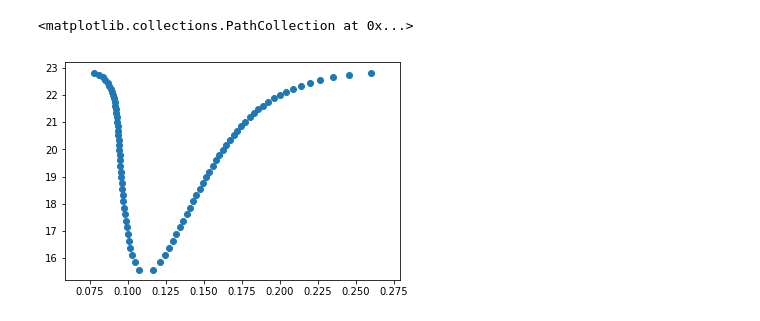
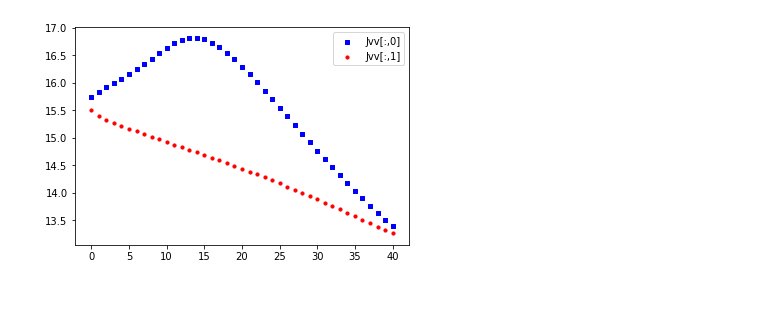
Before and after one commit to USNavalResearchLaboratory/nepc, a Jupyter notebook: methods/kosarim/n2_X1Sigmag+_RKR.ipynb, the cells around one changed output. Cells and saved outputs as stored; diff of their text form; code cells hidden in the pictures.

Commit message:
more work to reproduce Kosarim; computed sigma 2D array for lowest energy states

```diff
--- a/methods/kosarim/n2_X1Sigmag+_RKR.ipynb
+++ b/methods/kosarim/n2_X1Sigmag+_RKR.ipynb
@@ -87,10 +89,0 @@ r(0, vibConstantsN2[0], rotConstantsN2[0])
-# %%
-PES = []
-for v in range(41):
-    rv=r(v, vibConstantsN2[0], rotConstantsN2[0])
-    (T0, we, wexe, weye, weze, weae) = vibConstantsN2[0]
-    Gvv=Gv(v,we,wexe,weye,weze)/wavenumber_per_eV
-    PES.append([rv[0],Gvv])
-    PES.append([rv[1],Gvv])
-
-PES = np.asarray(PES)
@@ -103,10 +90,10 @@ plt.scatter(x,y)
 # %%
-def Jv(vArray, stateN2, stateN2p):
+def Jv(vMaxN2, vMaxN2p, stateN2, stateN2p):
 
     N2pPES = []
     (T0, we, wexe, weye, weze, weae) = vibConstantsN2p[stateN2p]
 
-    for vp in range(41):
+    for vp in range(vMaxN2p+1):
         rvp=r(vp, vibConstantsN2p[stateN2p], rotConstantsN2p[stateN2p])
         Tvp=Tv(vp, T0, we, wexe, weye, weze, weae)/wavenumber_per_eV
         N2pPES.insert(0, [rvp[0], Tvp])
@@ -116,11 +103,17 @@ def Jv(vArray, stateN2, stateN2p):
 
     I_N2pPES = interpolate.interp1d(N2pPES[:,0], N2pPES[:,1], kind='quadratic')
 
-    JvArray = []
+    N2PES = []
+    JvArray = np.empty([vMaxN2+1,2])
+
     (T0, we, wexe, weye, weze, weae) = vibConstantsN2[stateN2]
-    for v in vArray:
+    for v in range(len(JvArray)):
         rv=r(v, vibConstantsN2[stateN2], rotConstantsN2[stateN2])
         Tvv=Tv(v, T0, we, wexe, weye, weze, weae)/wavenumber_per_eV
-        JvArray.append(I_N2pPES(rv)-Tvv)
+        N2PES.insert(0, [rv[0], Tvv])
+        N2PES.append([rv[1], Tvv])
+        JvArray[v] = I_N2pPES(rv)-Tvv
 
-    return JvArray
+    N2PES = np.asarray(N2PES)
+
+    return (N2PES, N2pPES, JvArray)
@@ -149,6 +120,15 @@ Jvv
-# %%
-x,y = N2pPES.T
-plt.scatter(x,y)
-# %% [output]
-<matplotlib.collections.PathCollection at 0x...>
-[figure, removed]
+# %%
+(N2PES, N2pPES, Jvv) = Jv(40,35,0,0)
+# %%
+fig = plt.figure()
+ax1 = fig.add_subplot(111)
+
+x = list(range(len(Jvv)))
+y = Jvv[:,0]
+ax1.scatter(x, y, s=10, c='b', marker="s", label='Jvv[:,0]')
+y = Jvv[:,1]
+ax1.scatter(x,y, s=10, c='r', marker="o", label='Jvv[:,1]')
+plt.legend(loc='upper right');
+plt.show()
+# %% [output]
+[figure, added]
```
Also changed, not shown: parts of 19 cells of this notebook, 1 other file.
